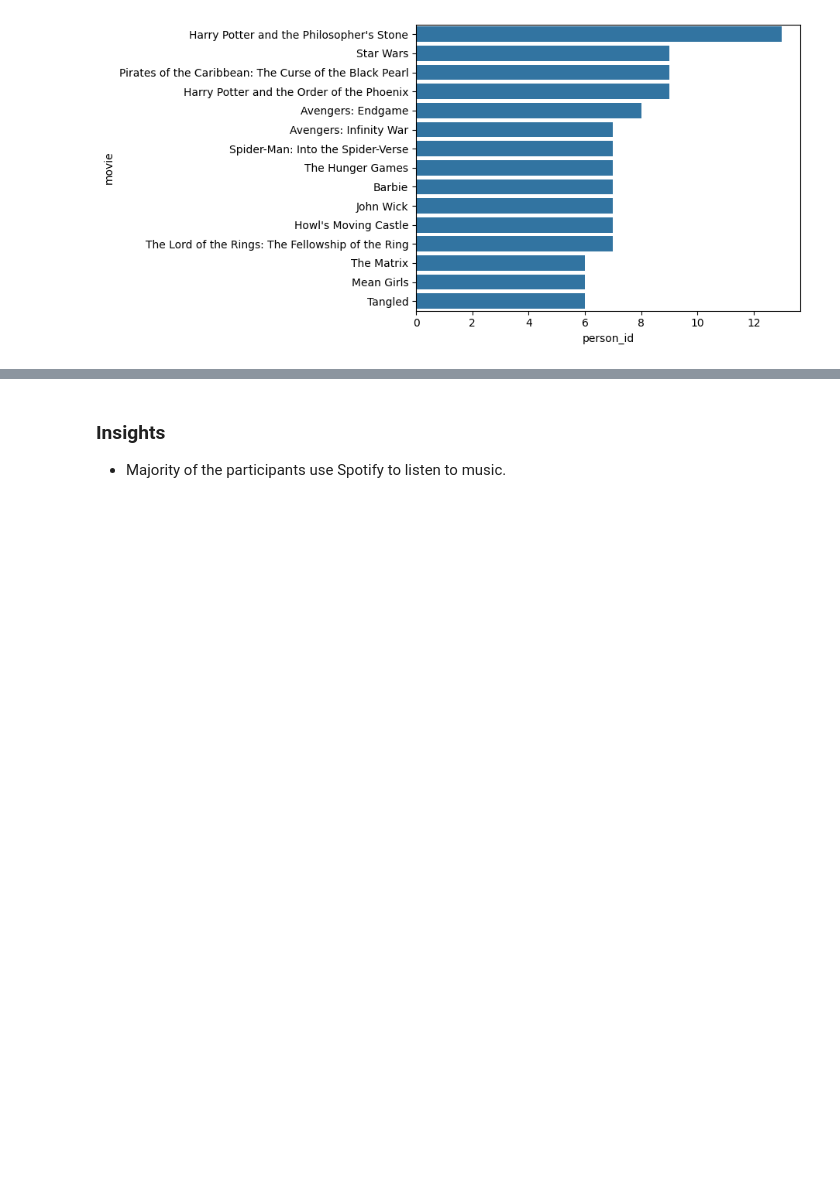
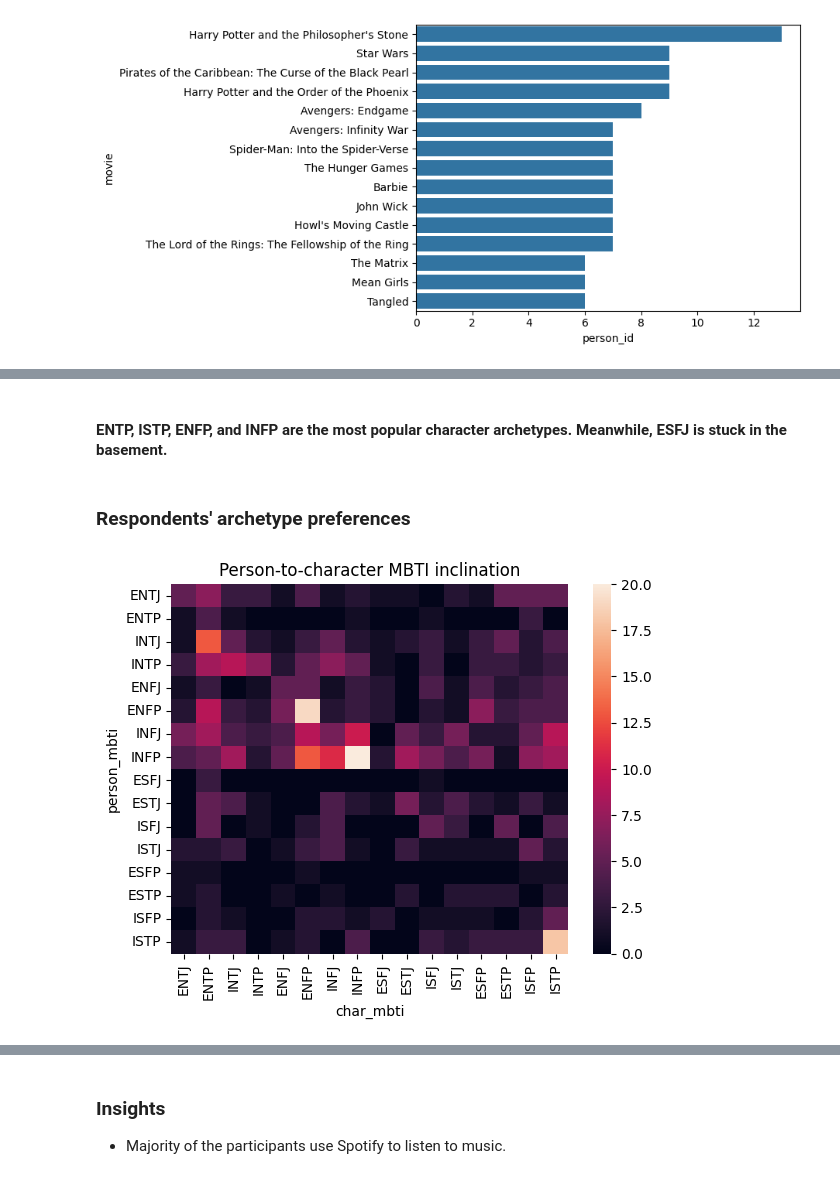
Before and after one commit to mlcuadra1/MBTI-movies-EDA, a Jupyter notebook: notebooks/Script 7 - EDA.ipynb, the cells around one changed output, grey strips where cells are left out. Drawn from its saved outputs; the diff is of its cells as text; code cells hidden in the pictures; blank space fills up the shorter version.

```diff
--- a/notebooks/Script 7 - EDA.ipynb
+++ b/notebooks/Script 7 - EDA.ipynb
@@ -233,0 +235,25 @@ Passing `palette` without assigning `hue` is deprecated and will be removed in v
+# %% [markdown]
+#### ENTP, ISTP, ENFP, and INFP are the most popular character archetypes. Meanwhile, ESFJ is stuck in the basement.
+# %% [markdown]
+### Respondents' archetype preferences
+# %%
+# Subset to prevent excess columns, first is like an anchor
+df_mbti_only = df[['person_id', 'person_mbti', 'char_mbti']]
+
+# Pivot dataset using count
+mbti_pivot = pd.pivot_table(df_mbti_only, index=['person_mbti'], columns=['char_mbti'], aggfunc='count', fill_value=0)
+# Remove MultiIndex from pivoting
+single_lvl_mbti_pivot = mbti_pivot.droplevel(0, axis=1)
+
+# Rearrange columns
+single_lvl_mbti_pivot = single_lvl_mbti_pivot[mbti_arrange]
+# Rearrange indices
+rearranged_mbti_pivot = single_lvl_mbti_pivot.reindex(mbti_arrange)
+
+fig, ax7 = plt.subplots()
+
+sns.heatmap(rearranged_mbti_pivot)
+plt.title('Person-to-character MBTI inclination')
+plt.show()
+# %% [output]
+[figure, added]
```
Also changed, not shown: parts of 7 cells of this notebook.
